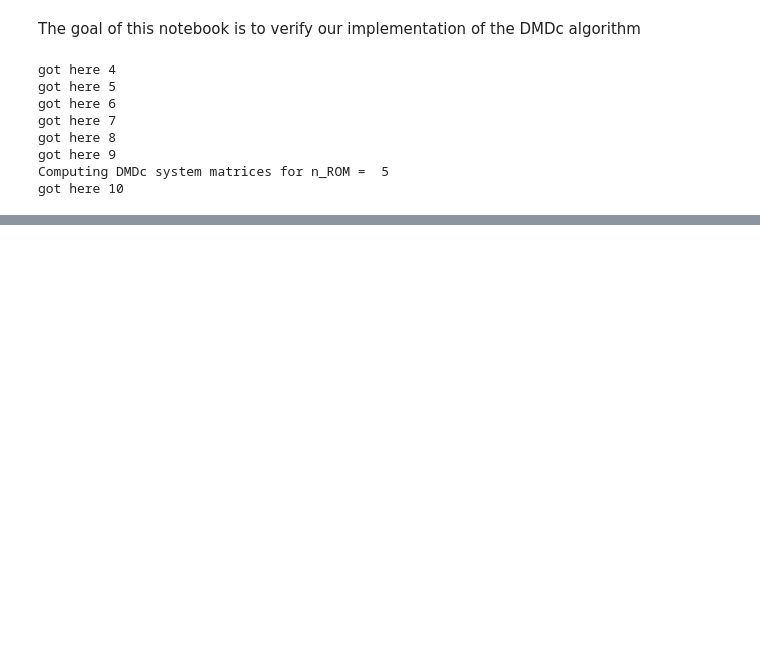
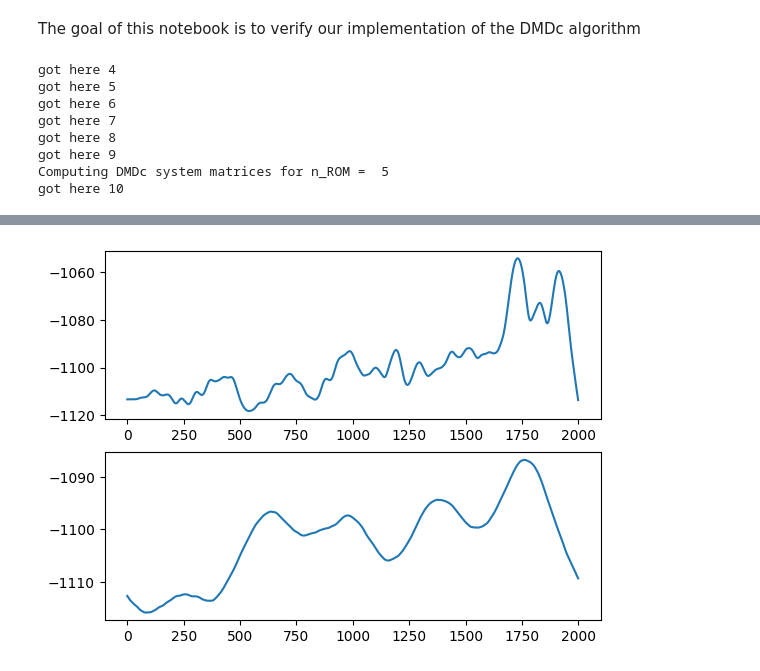
Before and after one commit to iman-adibnazari/anguilliformOptimalControl, a Jupyter notebook: src/verifyDMDc.ipynb, the cells around one changed output, grey strips where cells are left out. Cells and saved outputs as stored; diff of their text form; code cells hidden in the pictures; blank space fills up the shorter version.

Commit message:
verify DMDc implementation

```diff
--- a/src/verifyDMDc.ipynb
+++ b/src/verifyDMDc.ipynb
@@ -200,0 +215,12 @@ Y error:  0.1295148060674832
+# %%
+####### # Set up hyperparameters ROMs  #######
+n_timesteps = 2000 # Number of timesteps to pull from each episode
+dt = 0.001
+n_train = 1 # Number of training episodes
+n_test = 2 # Number of testing episodes
+ns_ROM = np.arange(12,14,2) # Dimensions of ROM state space
+# %%
+####### Set up filepaths #######
+# Setup filepaths for reading data
+filepath = config["currentDirectory"] + "data/archivedDataSets/FullAssembly_Constrained_FullSetForRAL_goodMatParams/"
+romDir = config["currentDirectory"] + "data/archivedDataSets/FullAssembly_Constrained_FullSetForRAL_goodMatParams/ROMs/"
@@ -200,0 +358,12 @@ Y error:  0.1295148060674832
+# %%
+# Simulate DMDc ROM with same inputs
+# Initialize array to hold state data and output data
+X_dmdc = np.zeros((n_ROM, n_timesteps))
+X_dmdc[:, [0]] = U_hat.conj().T@x0.reshape(-1,1)
+Y_dmdc = np.zeros((m, n_timesteps))
+Y_dmdc[:, [0]] = np.dot(C_dmdc, X_dmdc[:, [0]])
+u = Upsilon_train.compute()
+# Simulate system
+for i in range(1, n_timesteps):
+    X_dmdc[:, i] = np.dot(A_dmdc, X_dmdc[:, i-1]) + np.dot(B_dmdc, u[:, i-1])
+    Y_dmdc[:, i] = np.dot(C_dmdc, X_dmdc[:, i])
@@ -200,0 +386,14 @@ Y error:  0.1295148060674832
+# %%
+# Plot first dmdc output vs first fom output on separate plots
+fig, ax = plt.subplots(2, 1)
+index = 0
+ax[0].plot(Y_fom[index, :2000])
+ax[1].plot(Y_dmdc[index, :2000])
+plt.show()
+
+# ax.plot(Y_fom[0, :1000], label="FOM")
+# ax.plot(Y_dmdc[2, :1000], label="DMDc")
+# ax.legend()
+plt.show()
+# %% [output]
+[figure, added]
```
Also changed, not shown: parts of 29 cells of this notebook, 2 other files.
